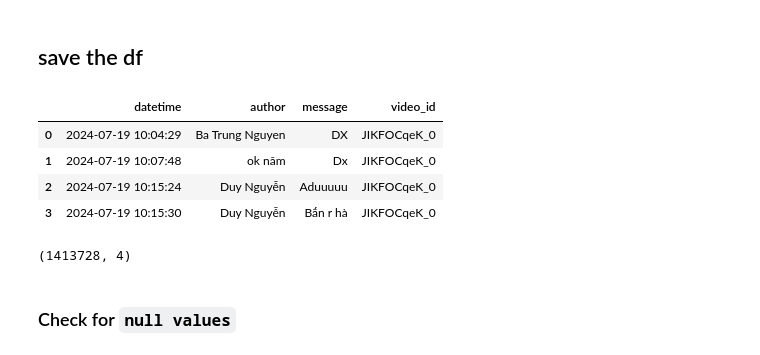
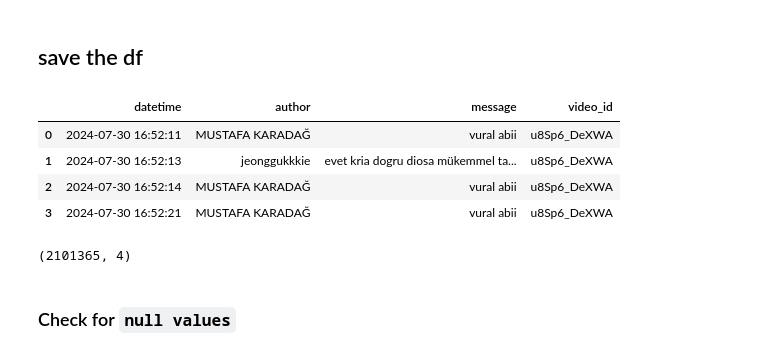
Before and after one commit to oitik/Esports-The-Future, a Jupyter notebook: live-chat-scrape-v2.ipynb, the cells around one changed output. Cells and saved outputs as stored; diff of their text form; code cells hidden in the pictures.

```diff
--- a/live-chat-scrape-v2.ipynb
+++ b/live-chat-scrape-v2.ipynb
@@ -133,7 +133,7 @@ df.shape
 # %% [markdown]
 ## Start with Bangladesh
 # %%
-bd_vinfo = pd.read_csv('/kaggle/input/esports-data/video_information/vietnam_video_info.csv')
+bd_vinfo = pd.read_csv('/kaggle/input/esports-data/video_information/turkey_video_info.csv')
 
 print(f'length of the dataframe is {len(bd_vinfo)}')
 
@@ -229,20 +229,20 @@ dtype: int64
 # %% [markdown]
 ## save the df
 # %%
-main_df.to_parquet('vietnam_livechat_data.parquet', index=False)
+main_df.to_parquet('turkey_livechat_data.parquet', index=False)
 
-df = pd.read_parquet('/kaggle/working/vietnam_livechat_data.parquet')
+df = pd.read_parquet('/kaggle/working/turkey_livechat_data.parquet')
 df.head(4)
 # %% [output]
 |  | datetime | author | message | video_id |
-| 0 | 2024-07-19 10:04:29 | Ba Trung Nguyen | DX | JIKFOCqeK_0 |
-| 1 | 2024-07-19 10:07:48 | ok năm | Dx | JIKFOCqeK_0 |
-| 2 | 2024-07-19 10:15:24 | Duy Nguyễn | Aduuuuu | JIKFOCqeK_0 |
-| 3 | 2024-07-19 10:15:30 | Duy Nguyễn | Bắn r hà | JIKFOCqeK_0 |
+| 0 | 2024-07-30 16:52:11 | MUSTAFA KARADAĞ | vural abii | u8Sp6_DeXWA |
+| 1 | 2024-07-30 16:52:13 | jeonggukkkie | evet kria dogru diosa mükemmel ta... | u8Sp6_DeXWA |
+| 2 | 2024-07-30 16:52:14 | MUSTAFA KARADAĞ | vural abii | u8Sp6_DeXWA |
+| 3 | 2024-07-30 16:52:21 | MUSTAFA KARADAĞ | vural abii | u8Sp6_DeXWA |
 # %%
 df.shape
 # %% [output]
-(1413728, 4)
+(2101365, 4)
 # %% [markdown]
 ### Check for `null values`
 # %%
```
Also changed, not shown: parts of 7 cells of this notebook.
